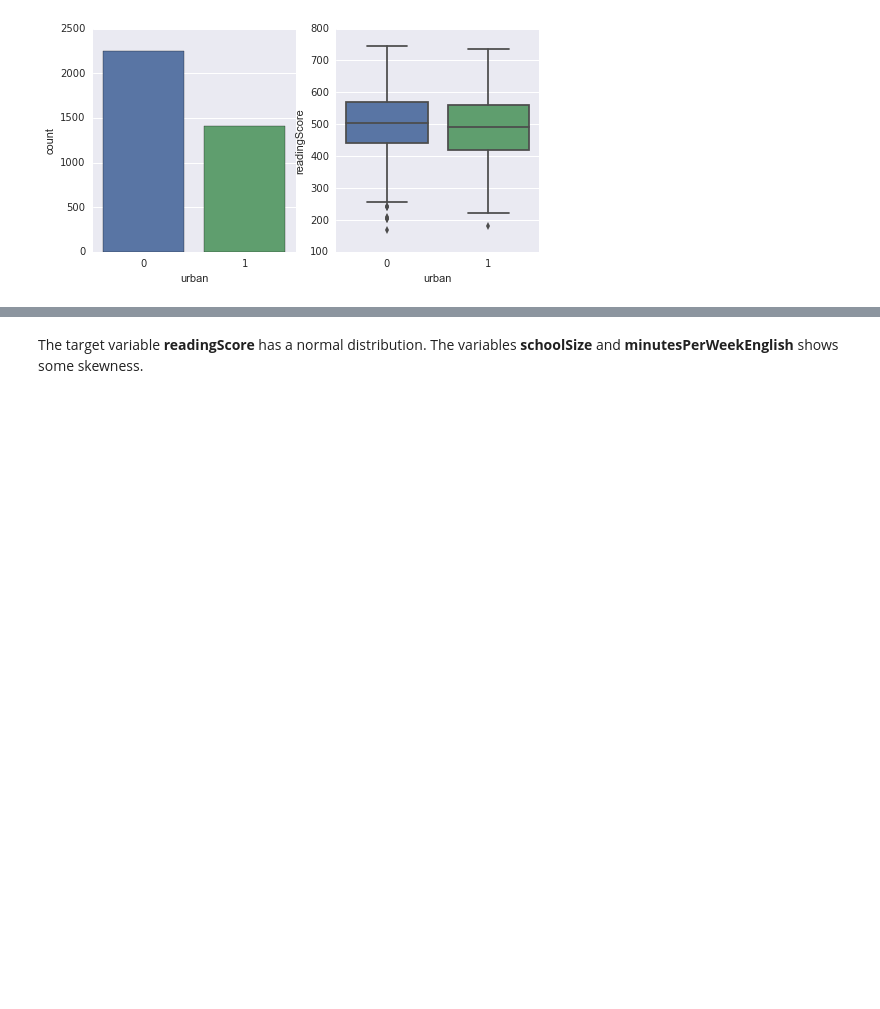
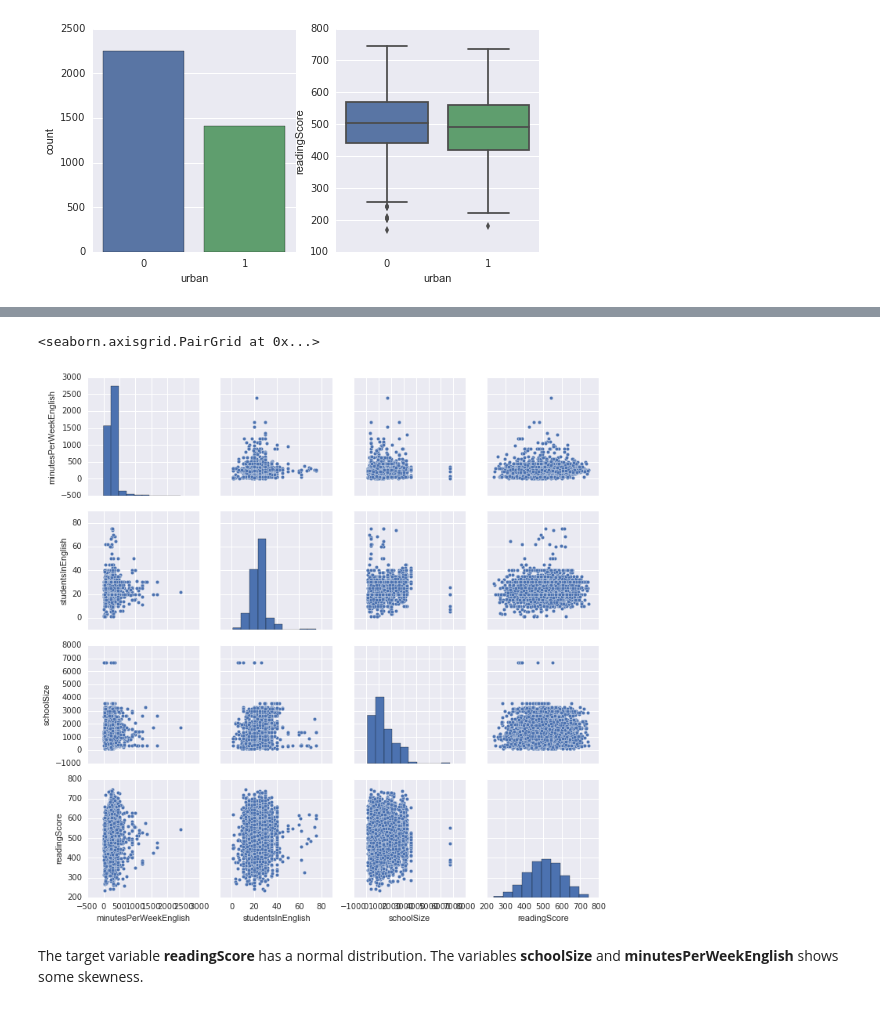
Before and after one commit to shintotm/TestScorePrediction, a Jupyter notebook: PISA Reading Test Score Prediction.ipynb, the cells around one changed output, grey strips where cells are left out. Saved outputs shown, nothing was run; the diff lists cells and outputs as text; code cells hidden in the pictures; blank space fills up the shorter version.

```diff
--- a/PISA Reading Test Score Prediction.ipynb
+++ b/PISA Reading Test Score Prediction.ipynb
@@ -363,3 +357,8 @@ plt.show()
+# %%
+sns.pairplot(pisaTrain[contFeatures + ['readingScore']].dropna())
+# %% [output]
+<seaborn.axisgrid.PairGrid at 0x...>
+[figure, added]
 # %% [markdown]
 The target variable **readingScore** has a normal distribution. The variables **schoolSize** and **minutesPerWeekEnglish** shows some skewness.
 # %%
```
Also changed, not shown: parts of 52 cells of this notebook.
